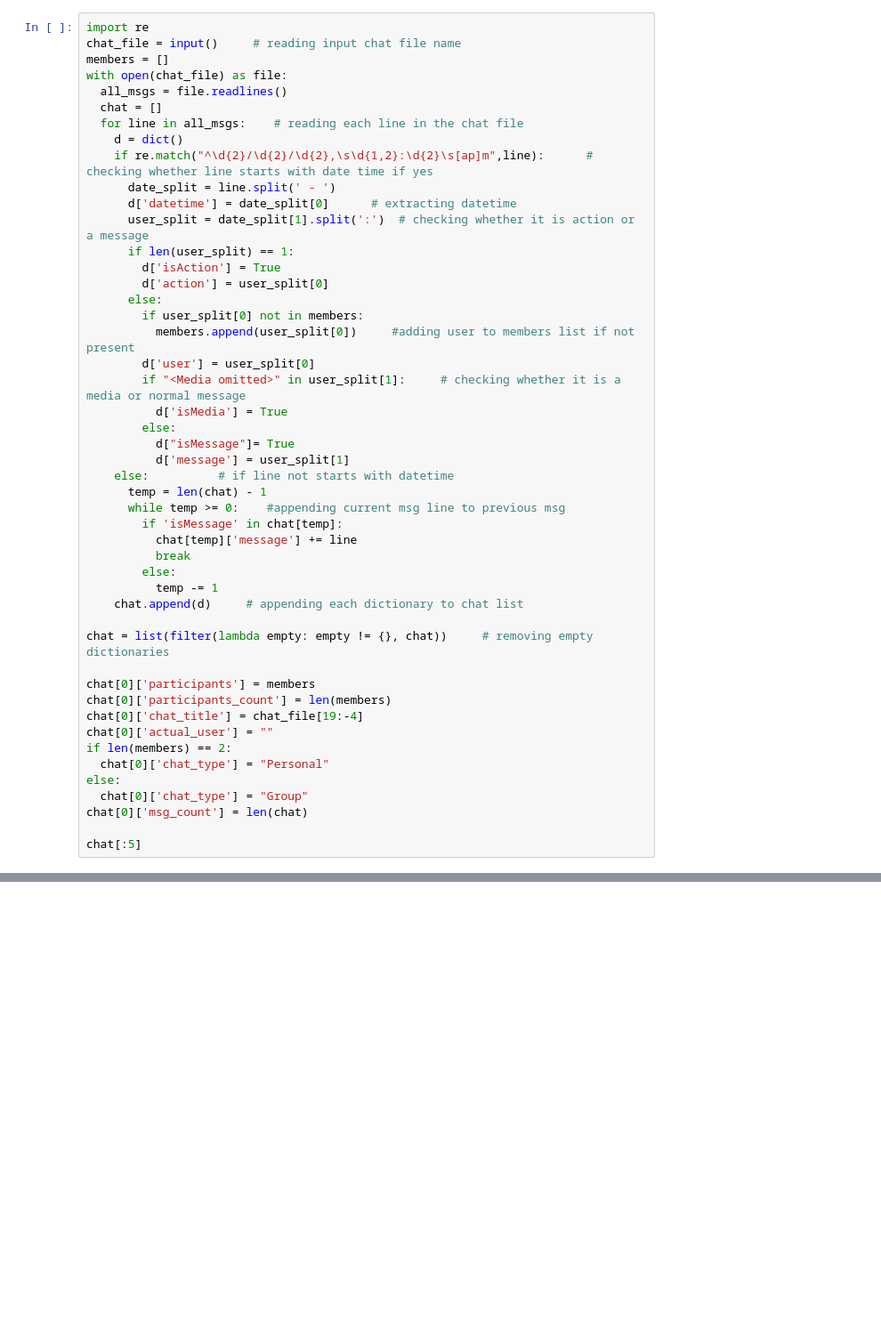
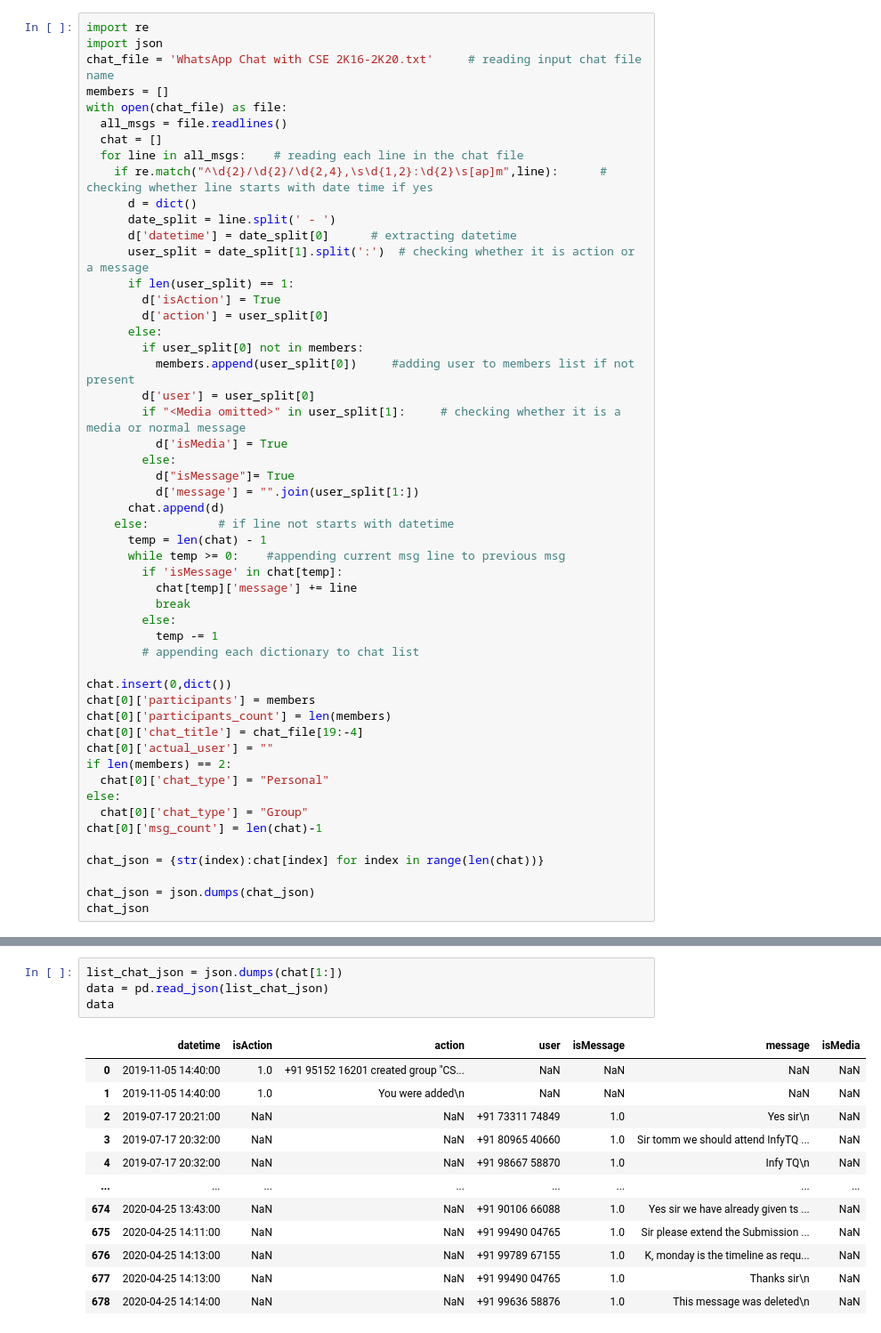
Before and after one commit to SriSatyaLokesh/some-app-for-whatsapp, a Jupyter notebook: notebooks/UI/Whatsapp_to_JSON-vasavi.ipynb, the cells around one changed output, grey strips where cells are left out. Shown at 89% size. Drawn from its saved outputs; the diff is of its cells as text; blank space fills up the shorter version.

```diff
--- a/notebooks/UI/Whatsapp_to_JSON-vasavi.ipynb
+++ b/notebooks/UI/Whatsapp_to_JSON-vasavi.ipynb
@@ -9,13 +9,14 @@ Saving WhatsApp Chat with Priyanka_VL.txt to WhatsApp Chat with Priyanka_VL (1).
 # %%
 import re
-chat_file = input()     # reading input chat file name
+import json
+chat_file = 'WhatsApp Chat with CSE 2K16-2K20.txt'     # reading input chat file name
 members = []
 with open(chat_file) as file:
   all_msgs = file.readlines()
   chat = []
   for line in all_msgs:    # reading each line in the chat file
-    d = dict()
-    if re.match("^\d{2}/\d{2}/\d{2},\s\d{1,2}:\d{2}\s[ap]m",line):      # checking whether line starts with date time if yes
+    if re.match("^\d{2}/\d{2}/\d{2,4},\s\d{1,2}:\d{2}\s[ap]m",line):      # checking whether line starts with date time if yes
+      d = dict()
       date_split = line.split(' - ')
       d['datetime'] = date_split[0]      # extracting datetime
       user_split = date_split[1].split(':')  # checking whether it is action or a message
@@ -30,7 +31,8 @@ with open(chat_file) as file:
           d['isMedia'] = True
         else:
           d["isMessage"]= True
-          d['message'] = user_split[1]
+          d['message'] = "".join(user_split[1:])
+      chat.append(d)
     else:          # if line not starts with datetime
       temp = len(chat) - 1
       while temp >= 0:    #appending current msg line to previous msg
@@ -39,10 +41,9 @@ with open(chat_file) as file:
           break
         else:
           temp -= 1
-    chat.append(d)     # appending each dictionary to chat list
+        # appending each dictionary to chat list
 
-chat = list(filter(lambda empty: empty != {}, chat))     # removing empty dictionaries
-
+chat.insert(0,dict())
 chat[0]['participants'] = members
 chat[0]['participants_count'] = len(members)
 chat[0]['chat_title'] = chat_file[19:-4]
@@ -51,7 +52,10 @@ if len(members) == 2:
   chat[0]['chat_type'] = "Personal"
 else:
   chat[0]['chat_type'] = "Group"
-chat[0]['msg_count'] = len(chat)
+chat[0]['msg_count'] = len(chat)-1
 
-chat[:5]
+chat_json = {str(index):chat[index] for index in range(len(chat))}
+
+chat_json = json.dumps(chat_json)
+chat_json
 # %% [output]
@@ -98,0 +66,17 @@ data
+# %%
+list_chat_json = json.dumps(chat[1:])
+data = pd.read_json(list_chat_json)
+data
+# %% [output]
+|  | datetime | isAction | action | user | isMessage | message | isMedia |
+| 0 | 2019-11-05 14:40:00 | 1.0 | +91 95152 16201 created group "CS... | NaN | NaN | NaN | NaN |
+| 1 | 2019-11-05 14:40:00 | 1.0 | You were added\n | NaN | NaN | NaN | NaN |
+| 2 | 2019-07-17 20:21:00 | NaN | NaN | +91 73311 74849 | 1.0 | Yes sir\n | NaN |
+| 3 | 2019-07-17 20:32:00 | NaN | NaN | +91 80965 40660 | 1.0 | Sir tomm we should attend InfyTQ ... | NaN |
+| 4 | 2019-07-17 20:32:00 | NaN | NaN | +91 98667 58870 | 1.0 | Infy TQ\n | NaN |
+| ... | ... | ... | ... | ... | ... | ... | ... |
+| 674 | 2020-04-25 13:43:00 | NaN | NaN | +91 90106 66088 | 1.0 | Yes sir we have already given ts ... | NaN |
+| 675 | 2020-04-25 14:11:00 | NaN | NaN | +91 99490 04765 | 1.0 | Sir please extend the Submission ... | NaN |
+| 676 | 2020-04-25 14:13:00 | NaN | NaN | +91 99789 67155 | 1.0 | K, monday is the timeline as requ... | NaN |
+| 677 | 2020-04-25 14:13:00 | NaN | NaN | +91 99490 04765 | 1.0 | Thanks sir\n | NaN |
+| 678 | 2020-04-25 14:14:00 | NaN | NaN | +91 99636 58876 | 1.0 | This message was deleted\n | NaN |
```
Also changed, not shown: parts of 7 cells of this notebook.
